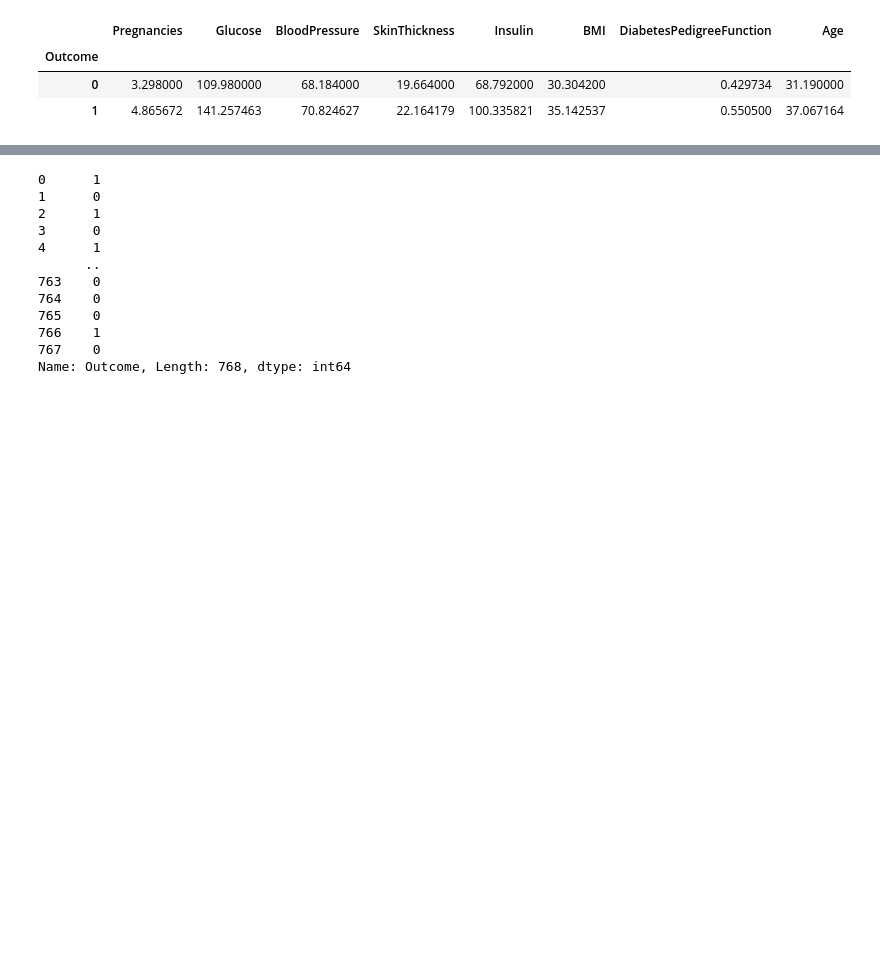
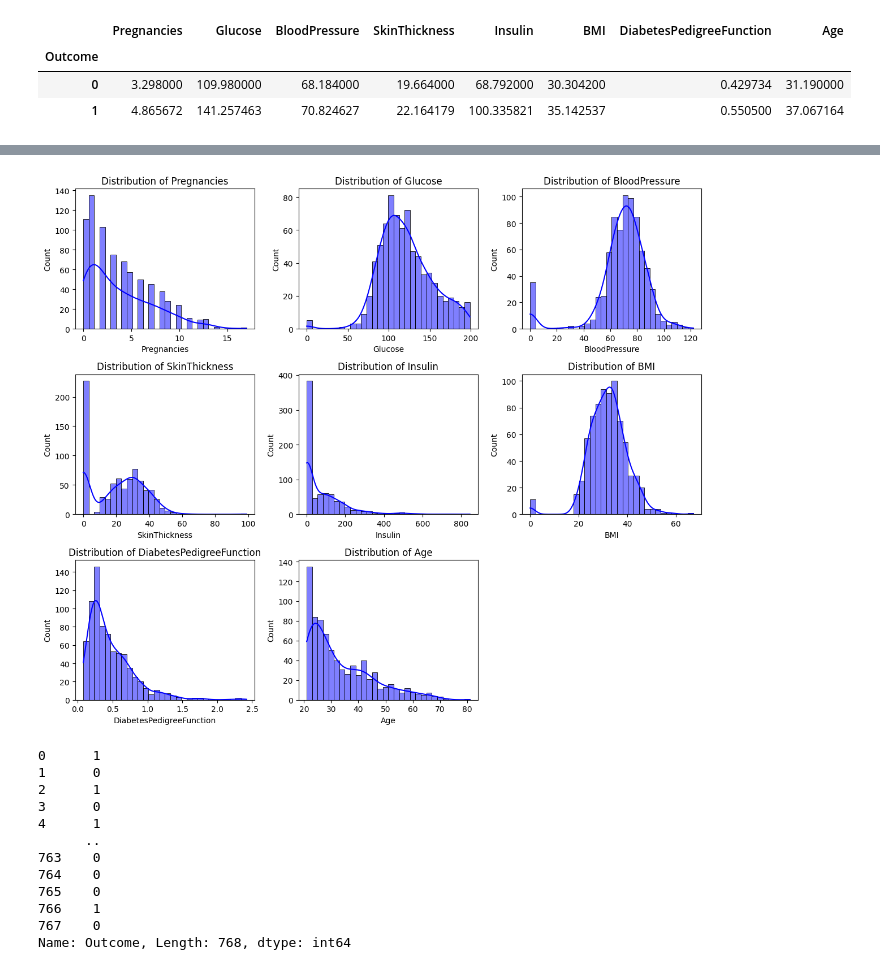
Before and after one commit to nishantCodes123/Automation-scripts, a Jupyter notebook: Diabetes_Project.ipynb, the cells around one changed output, grey strips where cells are left out. Cells and saved outputs as stored; diff of their text form; code cells hidden in the pictures; blank space fills up the shorter version.

```diff
--- a/Diabetes_Project.ipynb
+++ b/Diabetes_Project.ipynb
@@ -70,3 +84,19 @@ diabetes.groupby('Outcome').mean()
+# %%
+# 📊 Graph: Feature-Wise Distribution
+import seaborn as sns
+
+plt.figure(figsize=(12, 10))
+diabetes_features = diabetes.columns[:-1]
+
+for i, feature in enumerate(diabetes_features):
+    plt.subplot(3, 3, i + 1)
+    sns.histplot(diabetes[feature], kde=True, bins=30, color="blue")
+    plt.title(f"Distribution of {feature}")
+
+plt.tight_layout()
+plt.show()
+# %% [output]
+[figure, added]
 # %%
 X=diabetes.drop(columns='Outcome',axis=1)
 Y=diabetes['Outcome']
```
Also changed, not shown: parts of 8 cells of this notebook.
